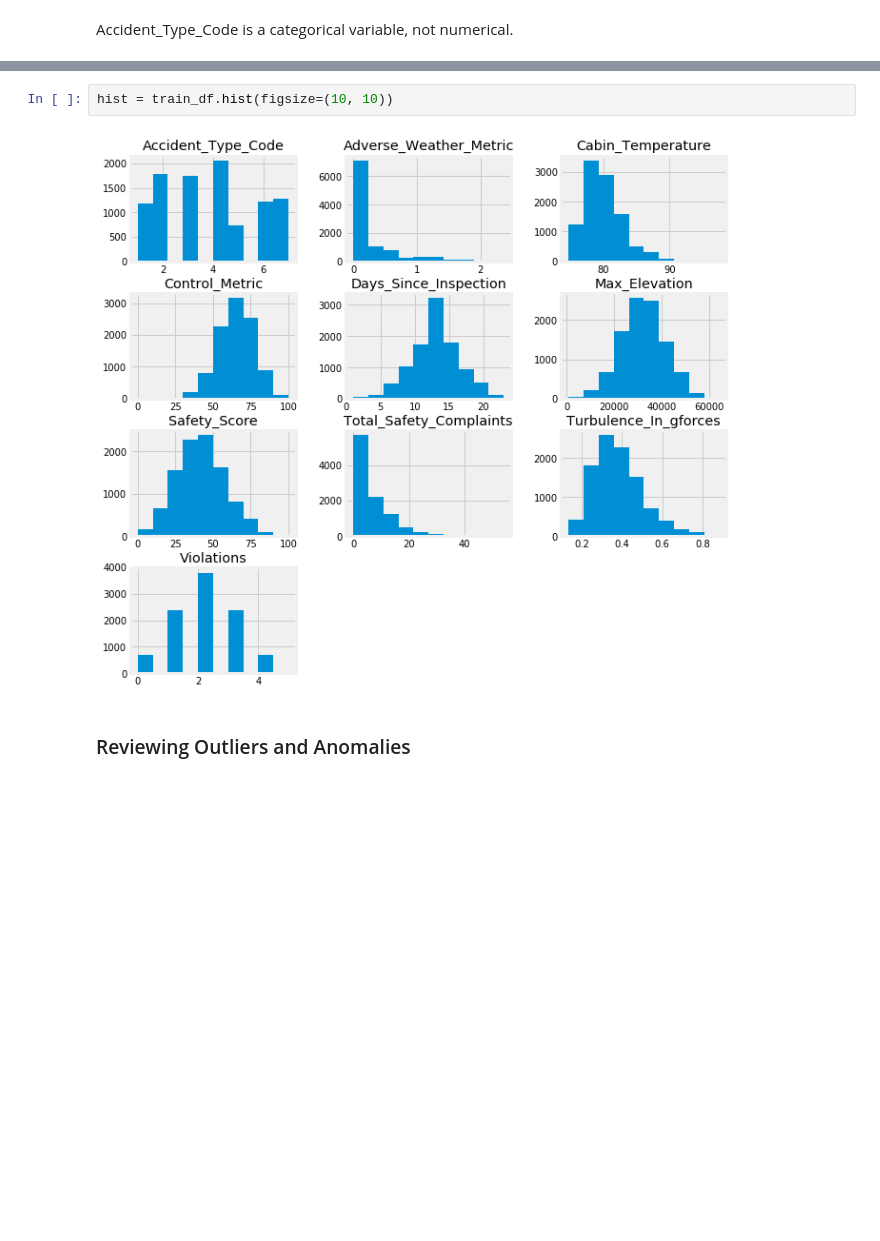
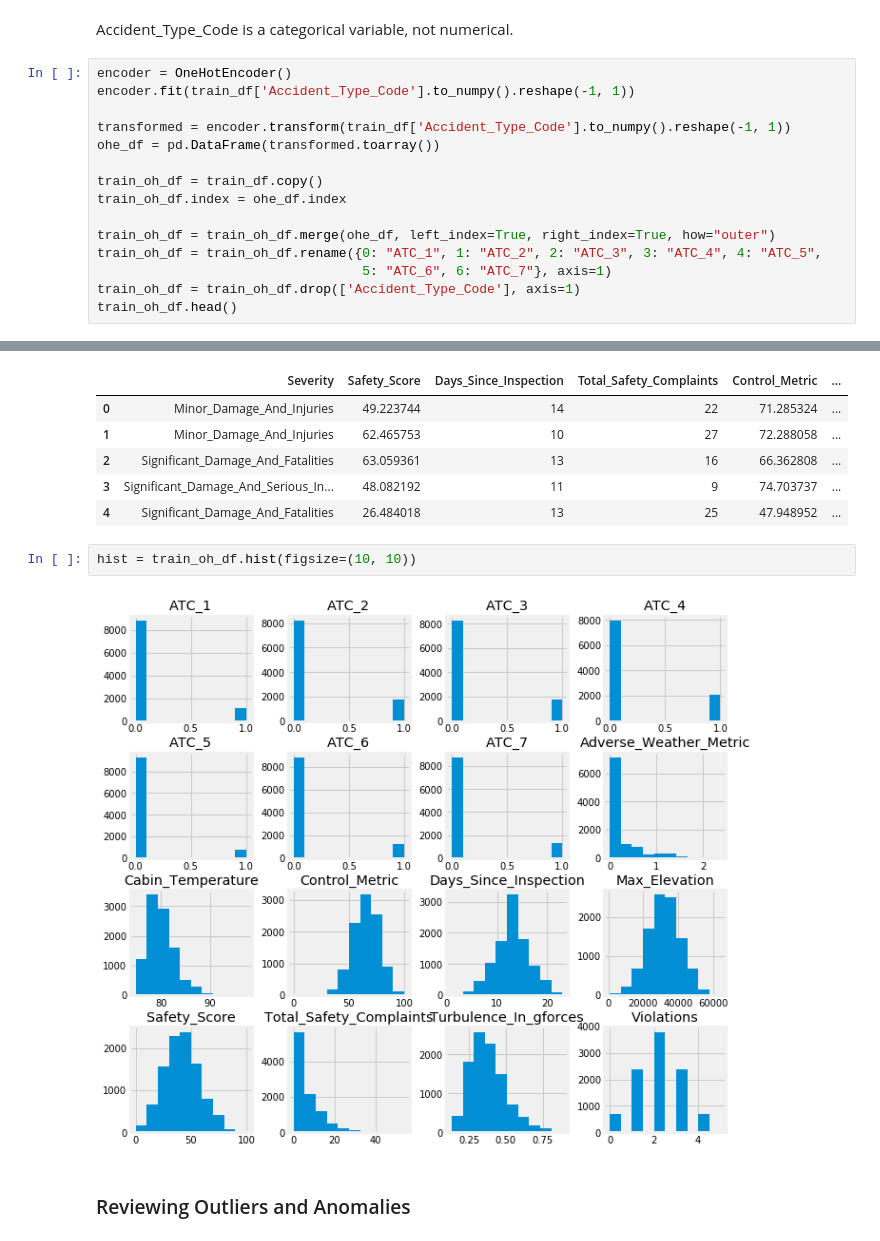
Before and after one commit to dmkirichen/airplane_accidents_severity, a Jupyter notebook: Untitled.ipynb, the cells around one changed output, grey strips where cells are left out. Saved outputs shown, nothing was run; the diff lists cells and outputs as text; blank space fills up the shorter version.

```diff
--- a/Untitled.ipynb
+++ b/Untitled.ipynb
@@ -122,3 +123,19 @@ train_df.describe().T
 | Adverse_Weather_Metric | 10000.0 | 0.255635 | 0.381128 | 0.000316 | 0.012063 | 0.074467 | 0.354059 | 2.365378 |
 # %% [markdown]
 Accident_Type_Code is a categorical variable, not numerical.
+# %%
+encoder = OneHotEncoder()
+encoder.fit(train_df['Accident_Type_Code'].to_numpy().reshape(-1, 1))
+
+transformed = encoder.transform(train_df['Accident_Type_Code'].to_numpy().reshape(-1, 1))
+ohe_df = pd.DataFrame(transformed.toarray())
+
+train_oh_df = train_df.copy()
+train_oh_df.index = ohe_df.index
+
+train_oh_df = train_oh_df.merge(ohe_df, left_index=True, right_index=True, how="outer")
+train_oh_df = train_oh_df.rename({0: "ATC_1", 1: "ATC_2", 2: "ATC_3", 3: "ATC_4", 4: "ATC_5",
+                                  5: "ATC_6", 6: "ATC_7"}, axis=1)
+train_oh_df = train_oh_df.drop(['Accident_Type_Code'], axis=1)
+train_oh_df.head()
+# %% [output]
@@ -125,6 +145,12 @@ Accident_Type_Code is a categorical variable, not numerical.
+|  | Severity | Safety_Score | Days_Since_Inspection | Total_Safety_Complaints | Control_Metric | ... |
+| 0 | Minor_Damage_And_Injuries | 49.223744 | 14 | 22 | 71.285324 | ... |
+| 1 | Minor_Damage_And_Injuries | 62.465753 | 10 | 27 | 72.288058 | ... |
+| 2 | Significant_Damage_And_Fatalities | 63.059361 | 13 | 16 | 66.362808 | ... |
+| 3 | Significant_Damage_And_Serious_In... | 48.082192 | 11 | 9 | 74.703737 | ... |
+| 4 | Significant_Damage_And_Fatalities | 26.484018 | 13 | 25 | 47.948952 | ... |
 # %%
-hist = train_df.hist(figsize=(10, 10))
+hist = train_oh_df.hist(figsize=(10, 10))
 # %% [output]
-[figure, old version]
+[figure, new version]
 # %% [markdown]
 ### Reviewing Outliers and Anomalies
```
Also changed, not shown: parts of 6 cells of this notebook.
